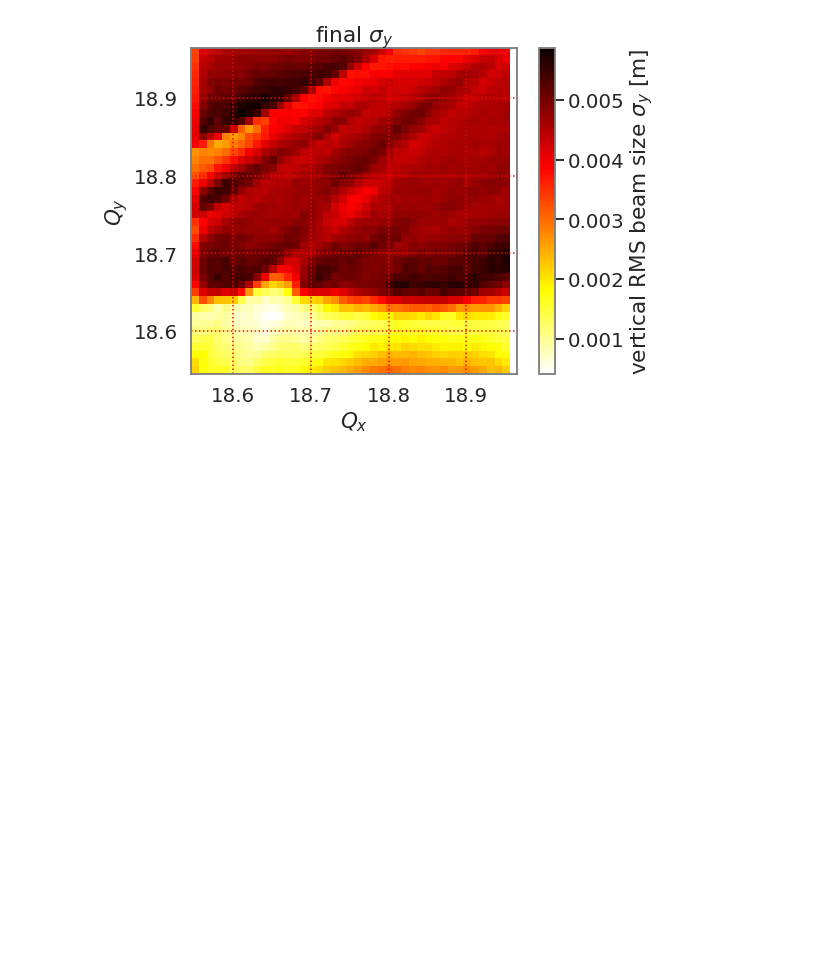
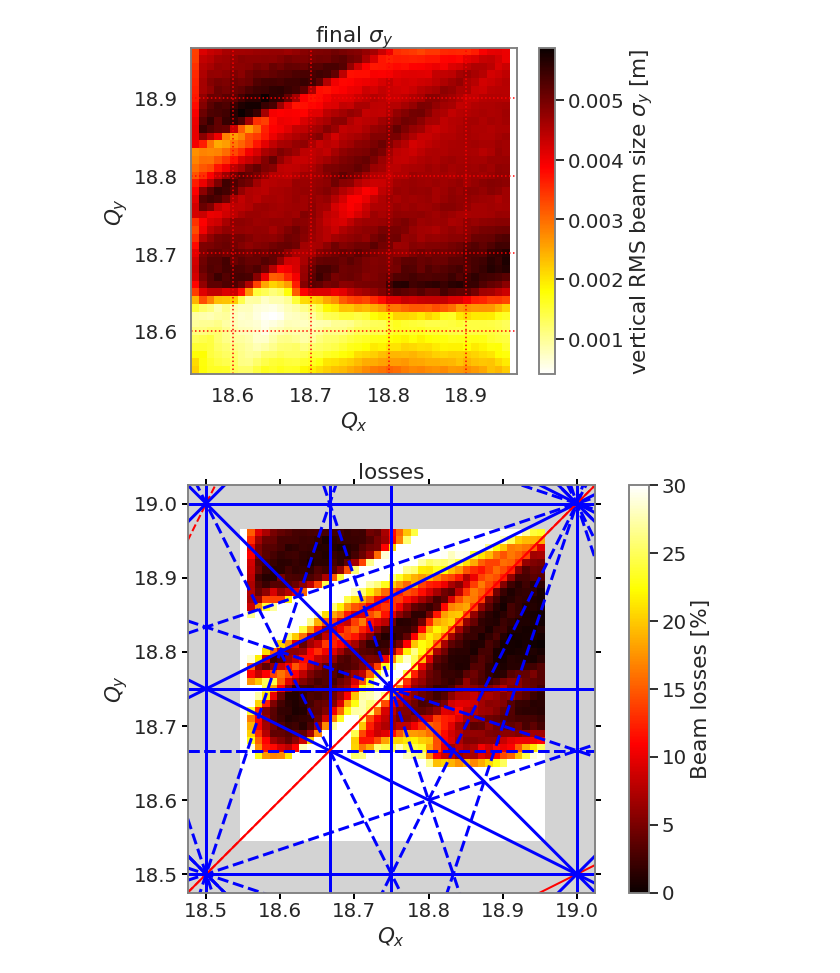
Before and after one commit to aoeftiger/sixtracklib_pyht_playground, a Jupyter notebook: sis100/2020-01-18--witherrors-withfixedfrozenSC-tunescan-cut2sigma/evaluation_SC_errors.ipynb, the cells around one changed output. Saved outputs shown, nothing was run; the diff lists cells and outputs as text; code cells hidden in the pictures; blank space fills up the shorter version.

```diff
--- a/sis100/2020-01-18--witherrors-withSC-tunescan-cut2sigma/evaluation_SC_errors.ipynb
+++ b/sis100/2020-01-18--witherrors-withfixedfrozenSC-tunescan-cut2sigma/evaluation_SC_errors.ipynb
@@ -161,0 +164,33 @@ np.savetxt('results.dat',
+# %%
+fig = plt.figure(figsize=(12, 7.5))
+
+extent_x = (18.475, 19.025)
+extent_y = (18.475, 19.025)
+
+resonances = ResonanceLines(extent_x,
+                            extent_y,
+                            range(1, 4+1), 6) #1
+resonances.plot_resonance(fig)
+plt.gca().set_aspect('equal')
+
+dqx, dqy = np.diff(tune_range_qx)[0], np.diff(tune_range_qy)[0]
+# extent = [
+#     tune_range_qx[0] - dqx/2., tune_range_qx[-1] + dqx/2.,
+#     tune_range_qy[0] - dqy/2., tune_range_qy[-1] + dqy/2.,
+# ]
+
+plt.gca().tick_params(direction='out', length=6, width=2, color='black', reset=True)
+plt.grid(False)
+
+plt.title('losses')
+plt.xlabel('$Q_x$')
+plt.ylabel('$Q_y$')
+plt.gca().set_facecolor('lightgray') #'midnightblue')
+plt.imshow(
+    100 - losses.T / 10., origin='lower', vmin=0, vmax=30,
+    extent=extent, cmap=plt.get_cmap('hot'))
+cbar = plt.colorbar()
+cbar.set_label('Beam losses [%]')
+plt.savefig('tunescan_eseed1_losses_30_lines.pdf', bbox_inches='tight')
+# %% [output]
+[figure, added]
```
Also changed, not shown: parts of 1 cell of this notebook, 12 other files.
